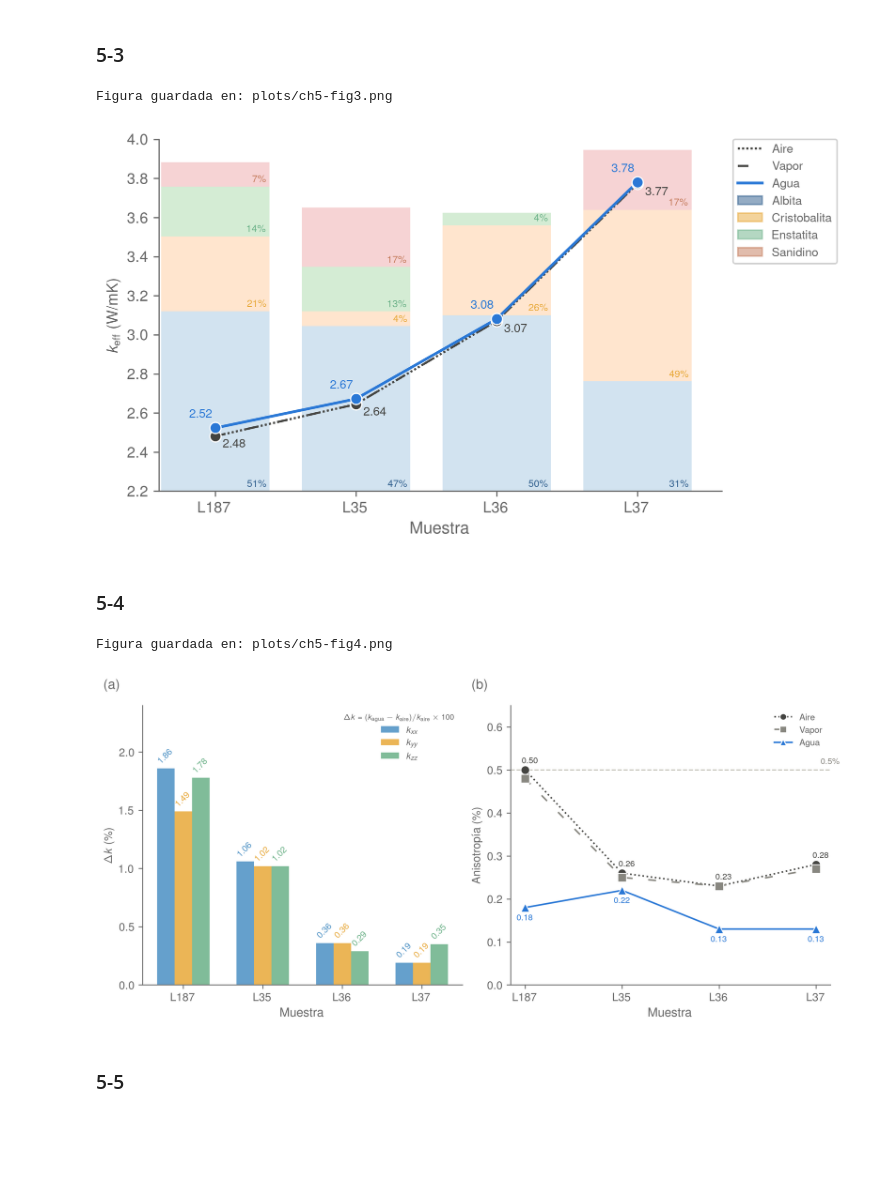
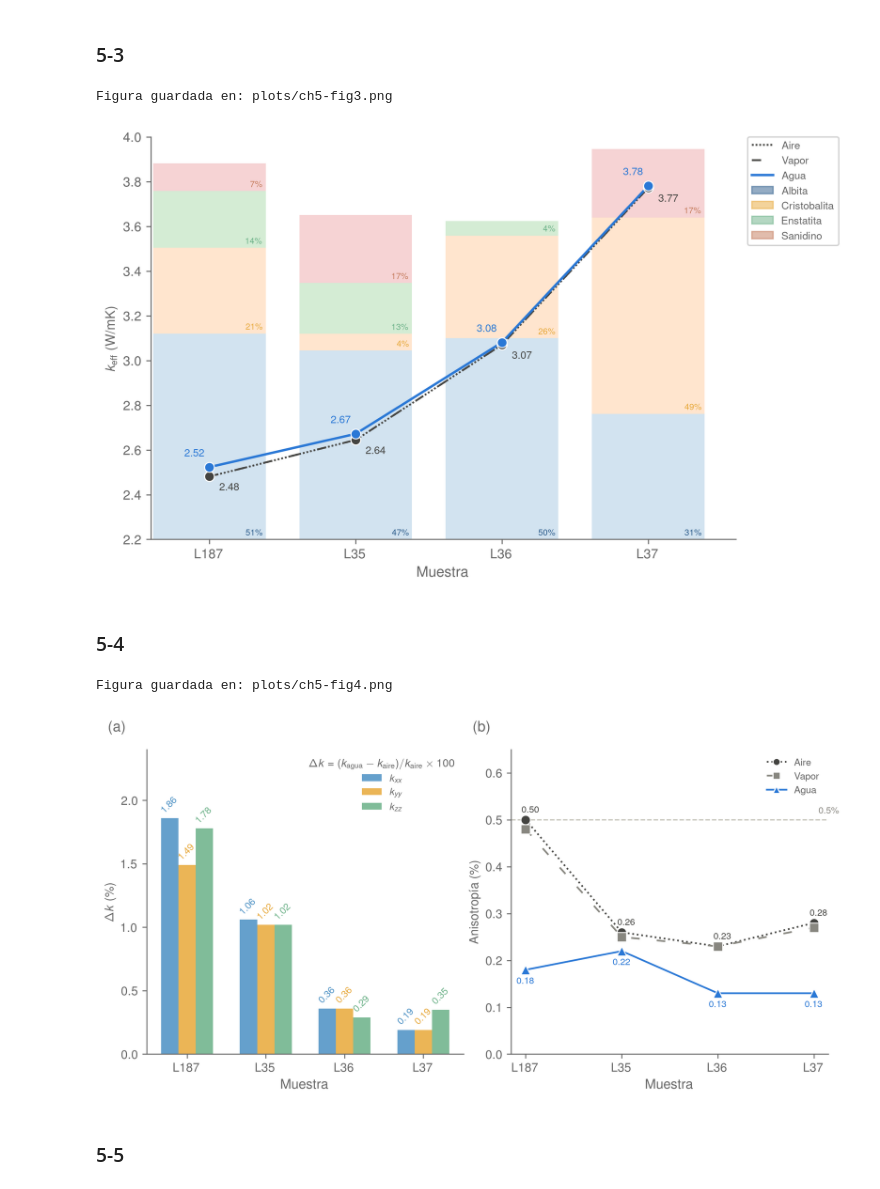
Before and after one commit to jddorellanao/tesisMSc, a Jupyter notebook: ch5.ipynb, the cells around one changed output. Cells and saved outputs as stored; diff of their text form; code cells hidden in the pictures; blank space fills up the shorter version.

```diff
--- a/ch5.ipynb
+++ b/ch5.ipynb
@@ -168,5 +224,5 @@ def plot_heterogeneidad(df, save_path=None):
 # %%
-def plot_cte_mineralogy(df, save_path=None):
+def plot_cte_drx(df, save_path=None, factor=1):
     mineral_colors = {
         "albita":        "#2a5a8a",
         "cristobalita":  "#e8a838",
@@ -187,7 +243,7 @@ def plot_cte_mineralogy(df, save_path=None):
     def scale_to_k(val, total=100):
         return k_min + (val / total) * (k_max - k_min)
 
-    fig, ax = plt.subplots(figsize=(7, 4), dpi=300)
+    fig, ax = plt.subplots(figsize=(8*factor, 5*factor), dpi=300)
 
     # drx
     minerales = ["albita", "cristobalita", "enstatita", "sanidino"]
@@ -489,5 +546,6 @@ def plot_k_vs_v(df, save_path=None):
 # %%
-df = pd.read_csv('datasets/ch5.csv')
-df['k_aire'] = (df['kxx_aire'] + df['kyy_aire'] + df['kzz_aire']) / 3
-df['k_vapor'] = (df['kxx_vapor'] + df['kyy_vapor'] + df['kzz_vapor']) / 3
-df['k_agua'] = (df['kxx_agua'] + df['kyy_agua'] + df['kzz_agua']) / 3
+df1 = pd.read_csv('datasets/ch5.csv')
+df1['k_aire'] = (df1['kxx_aire'] + df1['kyy_aire'] + df1['kzz_aire']) / 3
+df1['k_vapor'] = (df1['kxx_vapor'] + df1['kyy_vapor'] + df1['kzz_vapor']) / 3
+df1['k_agua'] = (df1['kxx_agua'] + df1['kyy_agua'] + df1['kzz_agua']) / 3
+df1.info()
@@ -525,17 +618,17 @@ Figura guardada en: plots/ch5-fig1.png
 # %% [markdown]
 ### 5-3
 # %%
-plot_cte_mineralogy(df, save_path='plots/ch5-fig3.png')
+plot_cte_drx(df1, save_path='plots/ch5-fig3.png')
 # %% [output]
 Figura guardada en: plots/ch5-fig3.png
-[figure, old version]
+[figure, new version]
 # %% [markdown]
 ### 5-4
 # %%
-plot_cte_fluid_anisotropy(df, save_path='plots/ch5-fig4.png')
+plot_cte_fluid_ani(df1, save_path='plots/ch5-fig4.png')
 # %% [output]
 Figura guardada en: plots/ch5-fig4.png
-[figure, old version]
+[figure, new version]
 # %% [markdown]
 ### 5-5
 # %%
```
Also changed, not shown: parts of 19 cells of this notebook.
